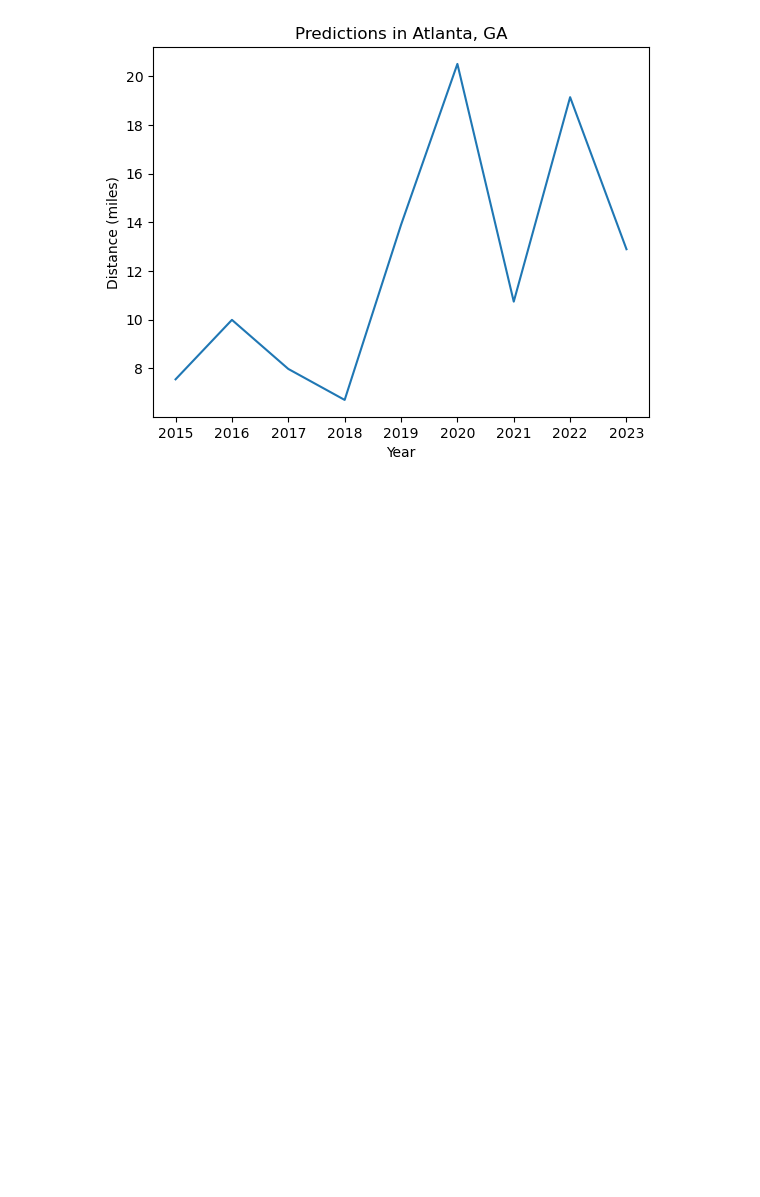
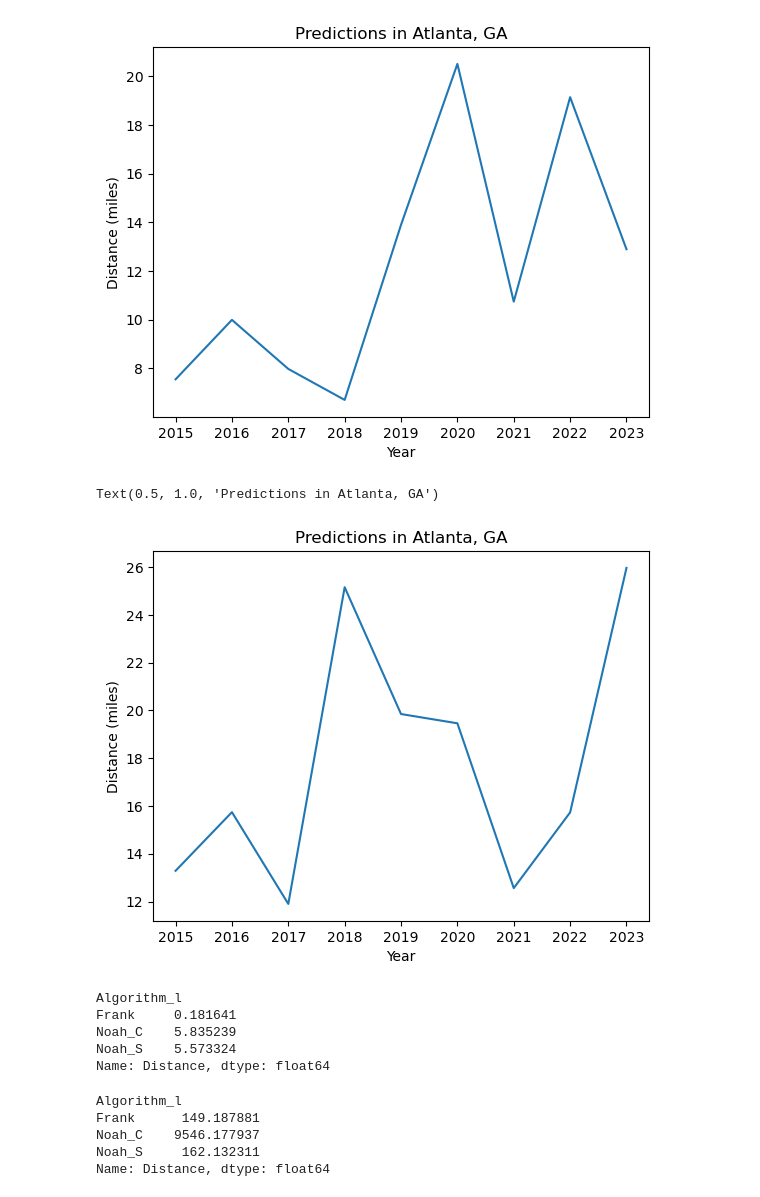
Before and after one commit to noahcasey21/ev_charging_predictor, a Jupyter notebook: experiments.ipynb, the cells around one changed output. Cells and saved outputs as stored; diff of their text form; code cells hidden in the pictures; blank space fills up the shorter version.

```diff
--- a/experiments.ipynb
+++ b/experiments.ipynb
@@ -81,3 +81,29 @@ plt.title('Predictions in Atlanta, GA')
 # %% [output]
 Text(0.5, 1.0, 'Predictions in Atlanta, GA')
 [figure]
+# %%
+import matplotlib.pyplot as plt
+dat = df.loc[(df['City'] == 'Atlanta') & (df['State'] == 'GA') & (df['Algorithm_l'] == 'Noah_S')]
+plt.plot(dat['Year'], dat['Distance'])
+plt.xlabel('Year')
+plt.ylabel('Distance (miles)')
+plt.title('Predictions in Atlanta, GA')
+# %% [output]
+Text(0.5, 1.0, 'Predictions in Atlanta, GA')
+[figure, added]
+# %%
+df.groupby('Algorithm_l')['Distance'].min()
+# %% [output]
+Algorithm_l
+Frank     0.181641
+Noah_C    5.835239
+Noah_S    5.573324
+Name: Distance, dtype: float64
+# %%
+df.groupby('Algorithm_l')['Distance'].max()
+# %% [output]
+Algorithm_l
+Frank      149.187881
+Noah_C    9546.177937
+Noah_S     162.132311
+Name: Distance, dtype: float64
```
Also changed, not shown: parts of 4 cells of this notebook.
